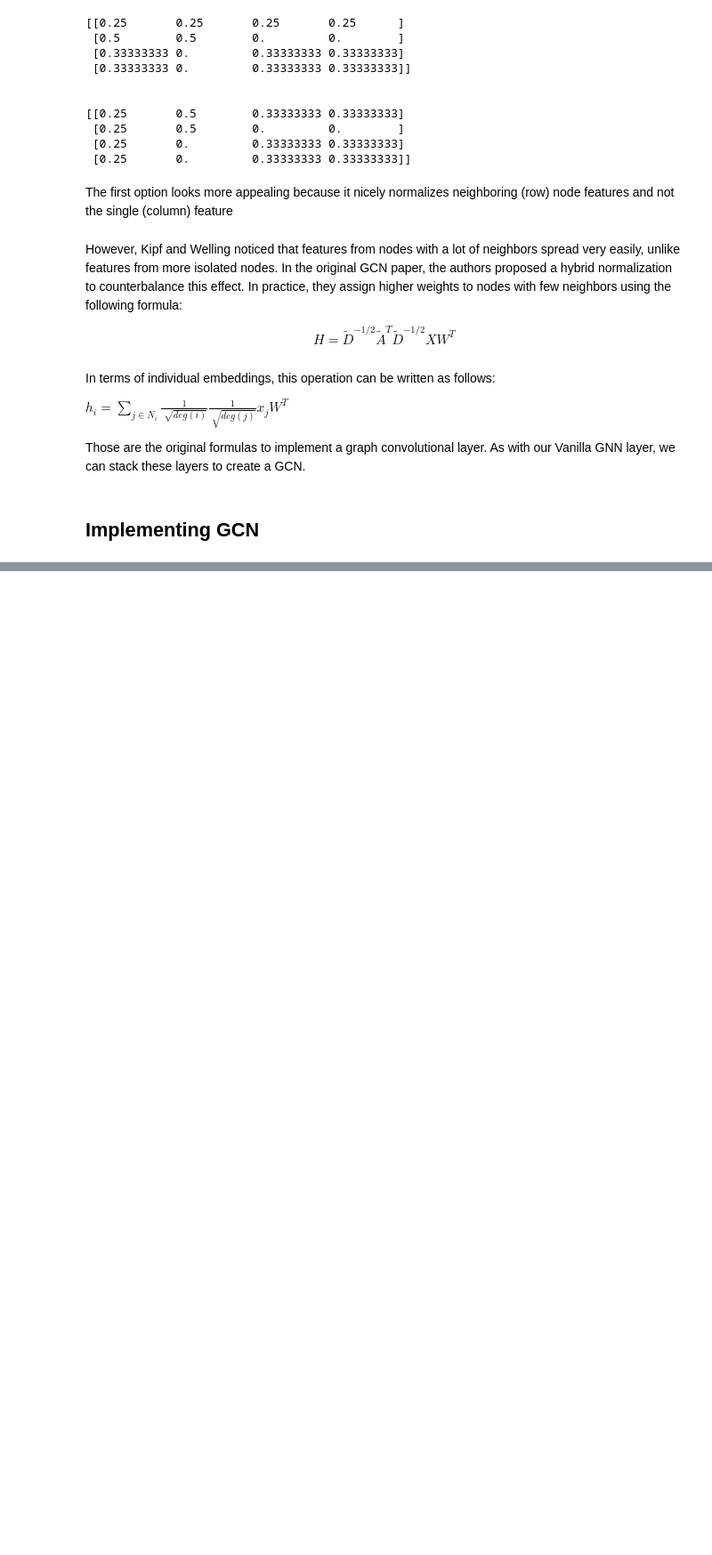
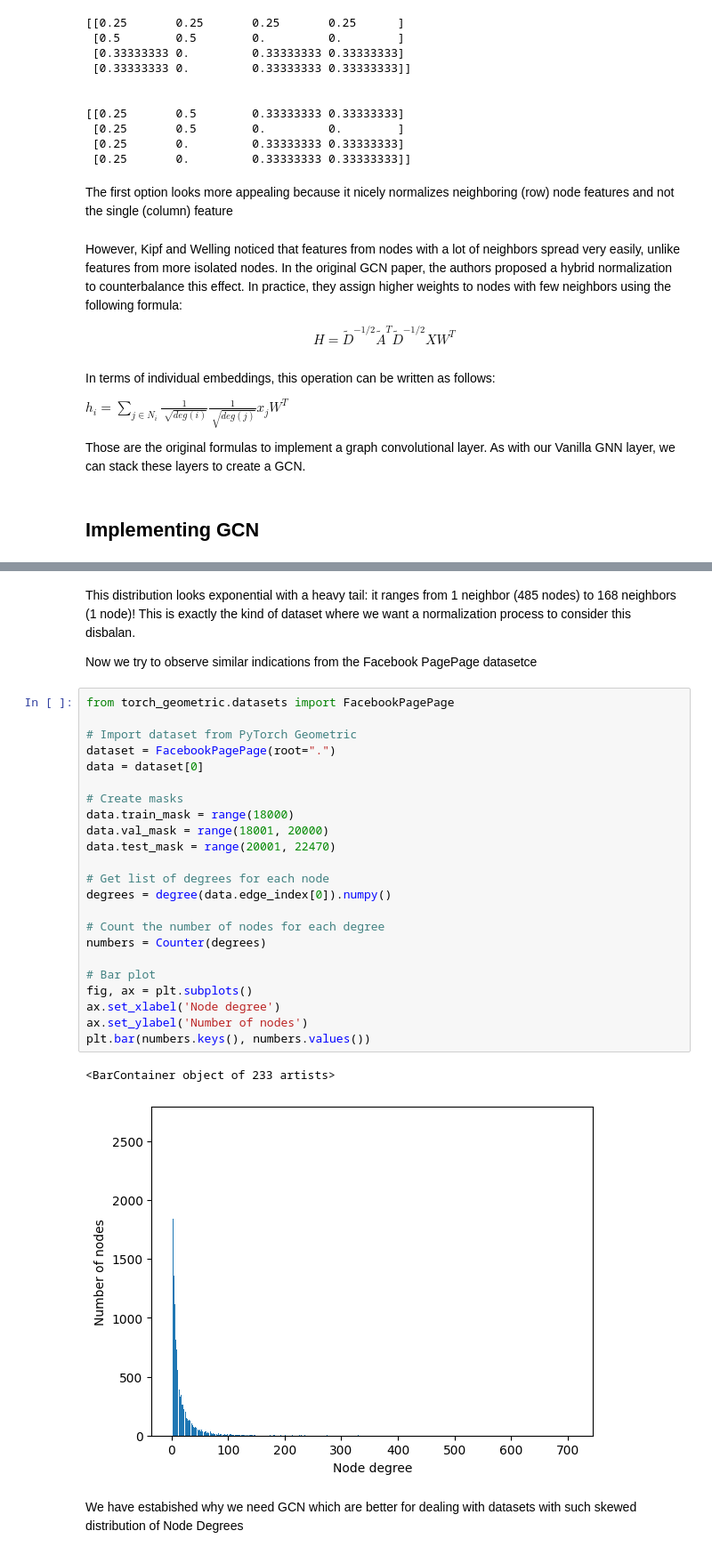
Before and after one commit to gojousatoru007/Graph-Neural-Networks, a Jupyter notebook: Graph_Convolutional_Networks.ipynb, the cells around one changed output, grey strips where cells are left out. Shown at 89% size. Drawn from its saved outputs; the diff is of its cells as text; blank space fills up the shorter version.

```diff
--- a/Graph_Convolutional_Networks.ipynb
+++ b/Graph_Convolutional_Networks.ipynb
@@ -82,0 +115,34 @@ Those are the original formulas to implement a graph convolutional layer. As wit
+# %% [markdown]
+This distribution looks exponential with a heavy tail: it ranges from 1 neighbor (485 nodes) to 168
+neighbors (1 node)! This is exactly the kind of dataset where we want a normalization process to
+consider this disbalan.
+
+Now we try to observe similar indications from the Facebook PagePage datasetce
+# %%
+from torch_geometric.datasets import FacebookPagePage
+
+# Import dataset from PyTorch Geometric
+dataset = FacebookPagePage(root=".")
+data = dataset[0]
+
+# Create masks
+data.train_mask = range(18000)
+data.val_mask = range(18001, 20000)
+data.test_mask = range(20001, 22470)
+
+# Get list of degrees for each node
+degrees = degree(data.edge_index[0]).numpy()
+
+# Count the number of nodes for each degree
+numbers = Counter(degrees)
+
+# Bar plot
+fig, ax = plt.subplots()
+ax.set_xlabel('Node degree')
+ax.set_ylabel('Number of nodes')
+plt.bar(numbers.keys(), numbers.values())
+# %% [output]
+<BarContainer object of 233 artists>
+[figure, added]
+# %% [markdown]
+We have estabished why we need GCN which are better for dealing with datasets with such skewed distribution of Node Degrees
```
Also changed, not shown: parts of 14 cells of this notebook, 20 other files.
